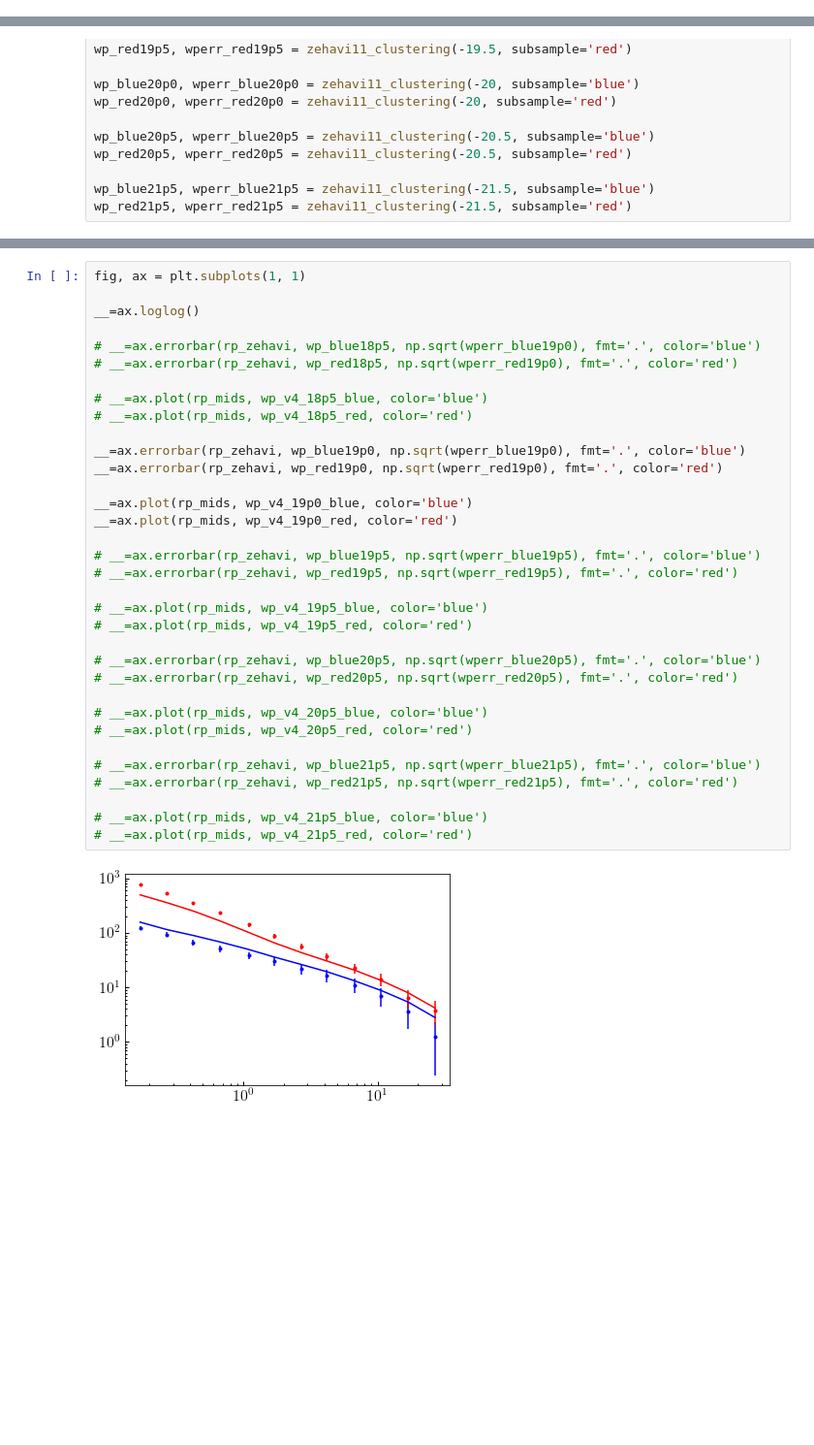
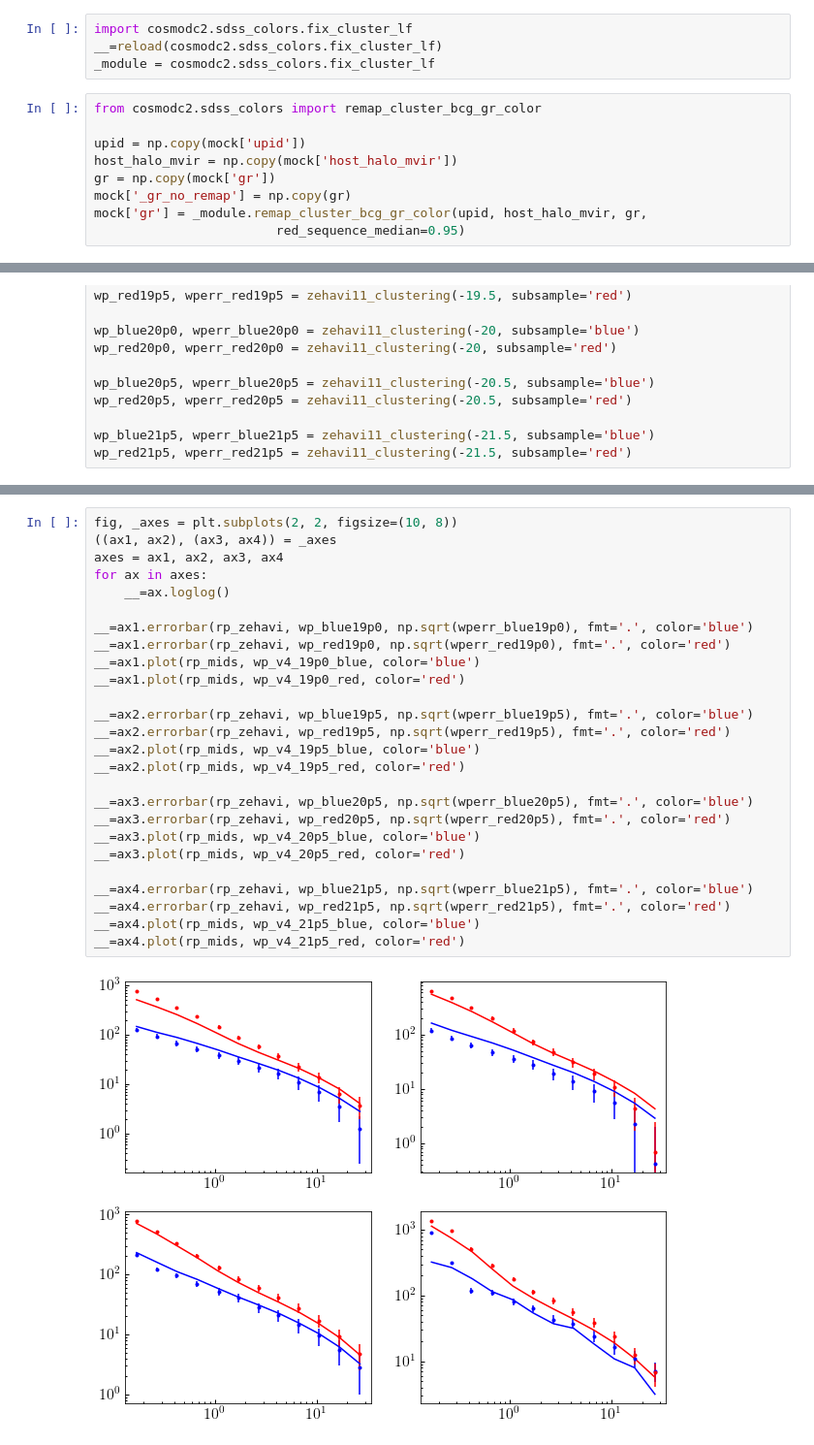
Before and after one commit to LSSTDESC/cosmodc2, a Jupyter notebook: notebooks/cluster_color_dev.ipynb, the cells around one changed output, grey strips where cells are left out. Shown at 97% size. Saved outputs shown, nothing was run; the diff lists cells and outputs as text; blank space fills up the shorter version.

```diff
--- a/notebooks/cluster_color_dev.ipynb
+++ b/notebooks/cluster_color_dev.ipynb
@@ -54,0 +57,13 @@ mock['is_red_gr'] = is_red_gr
+# %%
+import cosmodc2.sdss_colors.fix_cluster_lf
+__=reload(cosmodc2.sdss_colors.fix_cluster_lf)
+_module = cosmodc2.sdss_colors.fix_cluster_lf
+# %%
+from cosmodc2.sdss_colors import remap_cluster_bcg_gr_color
+
+upid = np.copy(mock['upid'])
+host_halo_mvir = np.copy(mock['host_halo_mvir'])
+gr = np.copy(mock['gr'])
+mock['_gr_no_remap'] = np.copy(gr)
+mock['gr'] = _module.remap_cluster_bcg_gr_color(upid, host_halo_mvir, gr,
+                        red_sequence_median=0.95)
@@ -135,36 +177,28 @@ rp_mids, wp_v4_21p5_red = zehavi_wp(x, y, z, vz,
 # %%
-fig, ax = plt.subplots(1, 1)
+fig, _axes = plt.subplots(2, 2, figsize=(10, 8))
+((ax1, ax2), (ax3, ax4)) = _axes
+axes = ax1, ax2, ax3, ax4
+for ax in axes:
+    __=ax.loglog()
 
-__=ax.loglog()
+__=ax1.errorbar(rp_zehavi, wp_blue19p0, np.sqrt(wperr_blue19p0), fmt='.', color='blue')
+__=ax1.errorbar(rp_zehavi, wp_red19p0, np.sqrt(wperr_red19p0), fmt='.', color='red')
+__=ax1.plot(rp_mids, wp_v4_19p0_blue, color='blue')
+__=ax1.plot(rp_mids, wp_v4_19p0_red, color='red')
 
-# __=ax.errorbar(rp_zehavi, wp_blue18p5, np.sqrt(wperr_blue19p0), fmt='.', color='blue')
-# __=ax.errorbar(rp_zehavi, wp_red18p5, np.sqrt(wperr_red19p0), fmt='.', color='red')
+__=ax2.errorbar(rp_zehavi, wp_blue19p5, np.sqrt(wperr_blue19p5), fmt='.', color='blue')
+__=ax2.errorbar(rp_zehavi, wp_red19p5, np.sqrt(wperr_red19p5), fmt='.', color='red')
+__=ax2.plot(rp_mids, wp_v4_19p5_blue, color='blue')
+__=ax2.plot(rp_mids, wp_v4_19p5_red, color='red')
 
-# __=ax.plot(rp_mids, wp_v4_18p5_blue, color='blue')
-# __=ax.plot(rp_mids, wp_v4_18p5_red, color='red')
+__=ax3.errorbar(rp_zehavi, wp_blue20p5, np.sqrt(wperr_blue20p5), fmt='.', color='blue')
+__=ax3.errorbar(rp_zehavi, wp_red20p5, np.sqrt(wperr_red20p5), fmt='.', color='red')
+__=ax3.plot(rp_mids, wp_v4_20p5_blue, color='blue')
+__=ax3.plot(rp_mids, wp_v4_20p5_red, color='red')
 
-__=ax.errorbar(rp_zehavi, wp_blue19p0, np.sqrt(wperr_blue19p0), fmt='.', color='blue')
-__=ax.errorbar(rp_zehavi, wp_red19p0, np.sqrt(wperr_red19p0), fmt='.', color='red')
-
-__=ax.plot(rp_mids, wp_v4_19p0_blue, color='blue')
-__=ax.plot(rp_mids, wp_v4_19p0_red, color='red')
-
-# __=ax.errorbar(rp_zehavi, wp_blue19p5, np.sqrt(wperr_blue19p5), fmt='.', color='blue')
-# __=ax.errorbar(rp_zehavi, wp_red19p5, np.sqrt(wperr_red19p5), fmt='.', color='red')
-
-# __=ax.plot(rp_mids, wp_v4_19p5_blue, color='blue')
-# __=ax.plot(rp_mids, wp_v4_19p5_red, color='red')
-
-# __=ax.errorbar(rp_zehavi, wp_blue20p5, np.sqrt(wperr_blue20p5), fmt='.', color='blue')
-# __=ax.errorbar(rp_zehavi, wp_red20p5, np.sqrt(wperr_red20p5), fmt='.', color='red')
-
-# __=ax.plot(rp_mids, wp_v4_20p5_blue, color='blue')
-# __=ax.plot(rp_mids, wp_v4_20p5_red, color='red')
-
-# __=ax.errorbar(rp_zehavi, wp_blue21p5, np.sqrt(wperr_blue21p5), fmt='.', color='blue')
-# __=ax.errorbar(rp_zehavi, wp_red21p5, np.sqrt(wperr_red21p5), fmt='.', color='red')
-
-# __=ax.plot(rp_mids, wp_v4_21p5_blue, color='blue')
-# __=ax.plot(rp_mids, wp_v4_21p5_red, color='red')
+__=ax4.errorbar(rp_zehavi, wp_blue21p5, np.sqrt(wperr_blue21p5), fmt='.', color='blue')
+__=ax4.errorbar(rp_zehavi, wp_red21p5, np.sqrt(wperr_red21p5), fmt='.', color='red')
+__=ax4.plot(rp_mids, wp_v4_21p5_blue, color='blue')
+__=ax4.plot(rp_mids, wp_v4_21p5_red, color='red')
 # %% [output]
-[figure, old version]
+[figure, new version]
```
Also changed, not shown: parts of 5 cells of this notebook, 1 other file.
